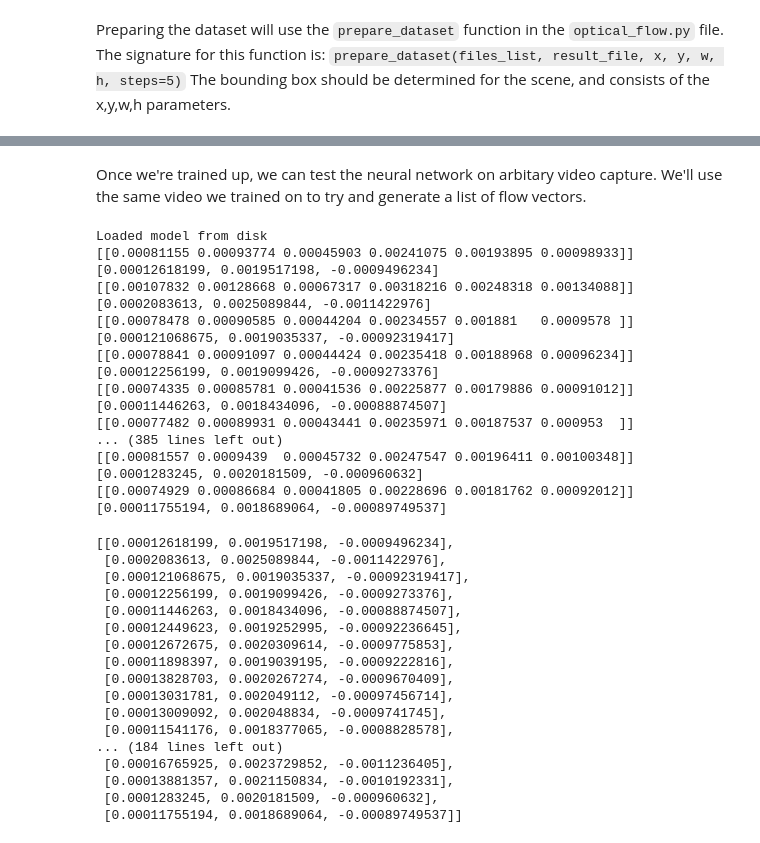
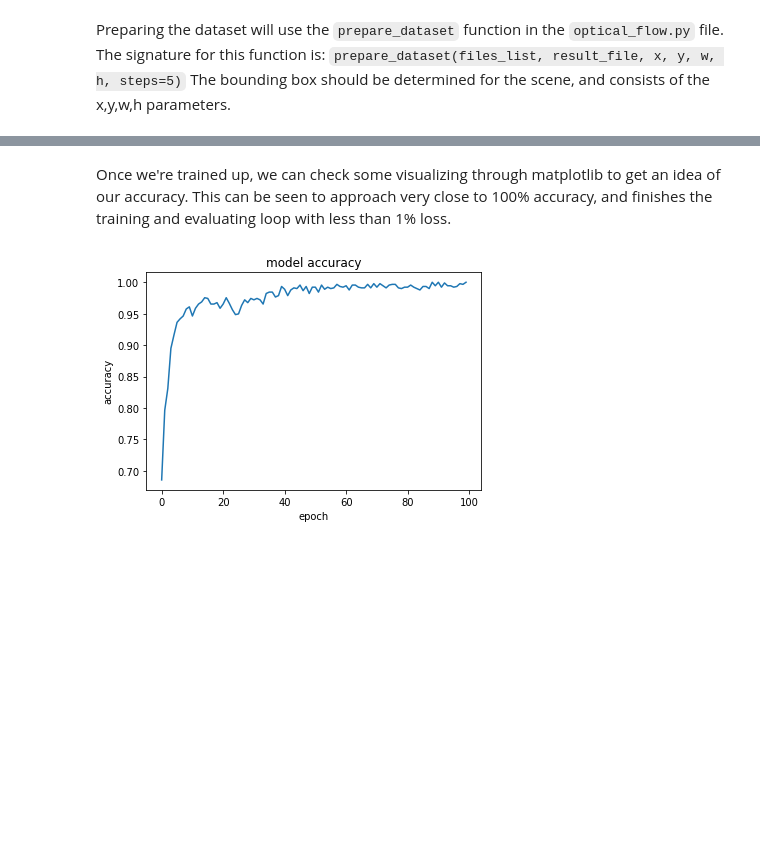
Before and after one commit to Romulus10/CS583-Final-Project, a Jupyter notebook: OpticalFlow.ipynb, the cells around one changed output, grey strips where cells are left out. Cells and saved outputs as stored; diff of their text form; code cells hidden in the pictures; blank space fills up the shorter version.

```diff
--- a/OpticalFlow.ipynb
+++ b/OpticalFlow.ipynb
@@ -45,5 +63,5 @@ To train the neural net, we'll use the Lkvf file.
 # %%
 from Lkvf import train
-train()
+history = train()
 # %% [output]
 Using TensorFlow backend.
@@ -67,41 +84,13 @@ Epoch 100/100
-# %% [markdown]
-Once we're trained up, we can test the neural network on arbitary video capture. We'll use the same video we trained on to try and generate a list of flow vectors.
-# %%
-from RunLKNN import run_network
-
-run_network(file_list)
-# %% [output]
-Loaded model from disk
-[[0.00081155 0.00093774 0.00045903 0.00241075 0.00193895 0.00098933]]
-[0.00012618199, 0.0019517198, -0.0009496234]
-[[0.00107832 0.00128668 0.00067317 0.00318216 0.00248318 0.00134088]]
-[0.0002083613, 0.0025089844, -0.0011422976]
-[[0.00078478 0.00090585 0.00044204 0.00234557 0.001881   0.0009578 ]]
-[0.000121068675, 0.0019035337, -0.00092319417]
-[[0.00078841 0.00091097 0.00044424 0.00235418 0.00188968 0.00096234]]
-[0.00012256199, 0.0019099426, -0.0009273376]
-[[0.00074335 0.00085781 0.00041536 0.00225877 0.00179886 0.00091012]]
-[0.00011446263, 0.0018434096, -0.00088874507]
-[[0.00077482 0.00089931 0.00043441 0.00235971 0.00187537 0.000953  ]]
-... (385 lines left out)
-[[0.00081557 0.0009439  0.00045732 0.00247547 0.00196411 0.00100348]]
-[0.0001283245, 0.0020181509, -0.000960632]
-[[0.00074929 0.00086684 0.00041805 0.00228696 0.00181762 0.00092012]]
-[0.00011755194, 0.0018689064, -0.00089749537]
-[[0.00012618199, 0.0019517198, -0.0009496234],
- [0.0002083613, 0.0025089844, -0.0011422976],
- [0.000121068675, 0.0019035337, -0.00092319417],
- [0.00012256199, 0.0019099426, -0.0009273376],
- [0.00011446263, 0.0018434096, -0.00088874507],
- [0.00012449623, 0.0019252995, -0.00092236645],
- [0.00012672675, 0.0020309614, -0.0009775853],
- [0.00011898397, 0.0019039195, -0.0009222816],
- [0.00013828703, 0.0020267274, -0.0009670409],
- [0.00013031781, 0.002049112, -0.00097456714],
- [0.00013009092, 0.002048834, -0.0009741745],
- [0.00011541176, 0.0018377065, -0.0008828578],
-... (184 lines left out)
- [0.00016765925, 0.0023729852, -0.0011236405],
- [0.00013881357, 0.0021150834, -0.0010192331],
- [0.0001283245, 0.0020181509, -0.000960632],
- [0.00011755194, 0.0018689064, -0.00089749537]]
+# %% [markdown]
+Once we're trained up, we can check some visualizing through matplotlib to get an idea of our accuracy. This can be seen to approach very close to 100% accuracy, and finishes the training and evaluating loop with less than 1% loss.
+# %%
+from matplotlib import pyplot as plt
+
+
+plt.plot(history.history['accuracy'])
+plt.title('model accuracy')
+plt.ylabel('accuracy')
+plt.xlabel('epoch')
+plt.show()
+# %% [output]
+[figure, added]
```
Also changed, not shown: parts of 8 cells of this notebook, 4 other files.
